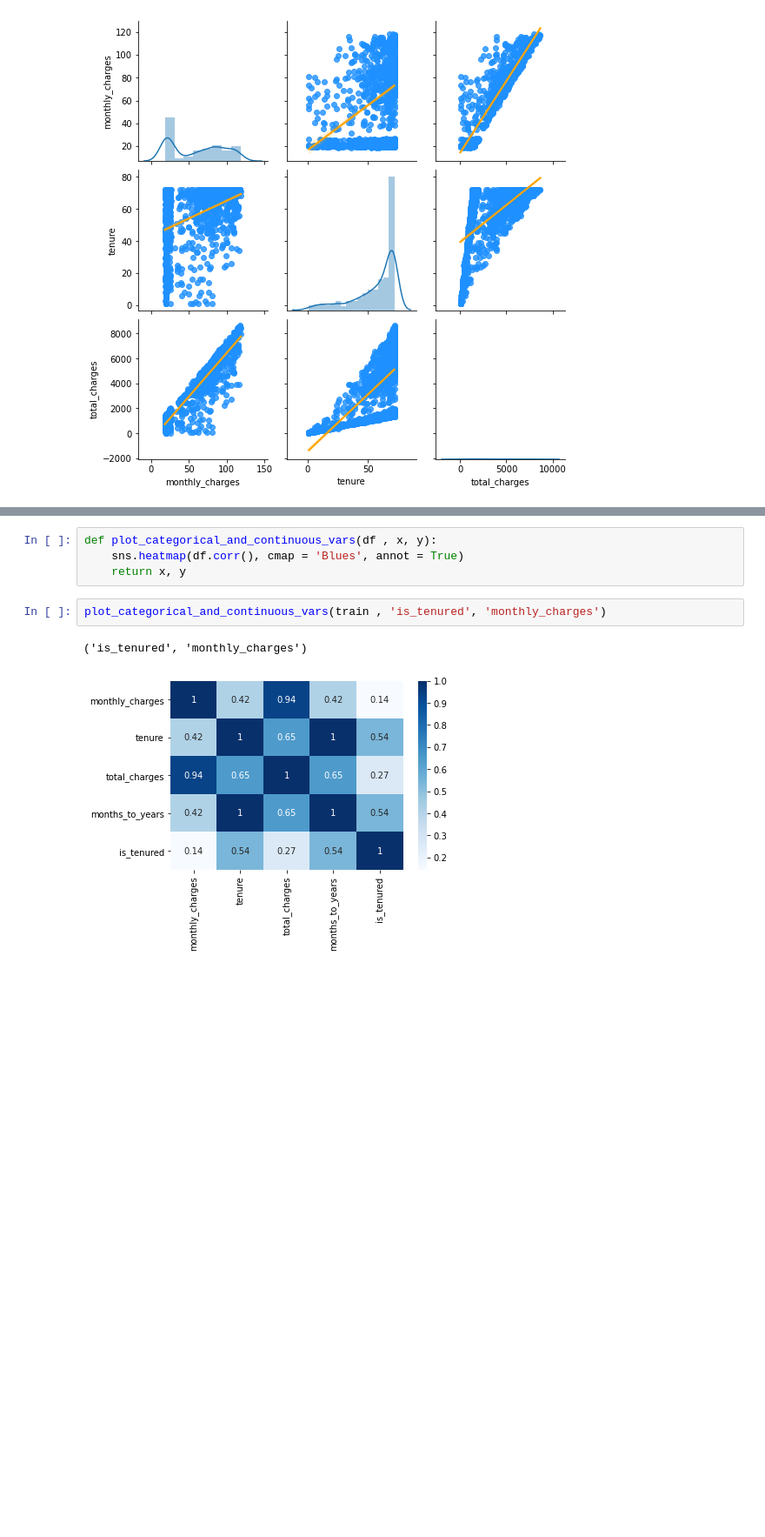
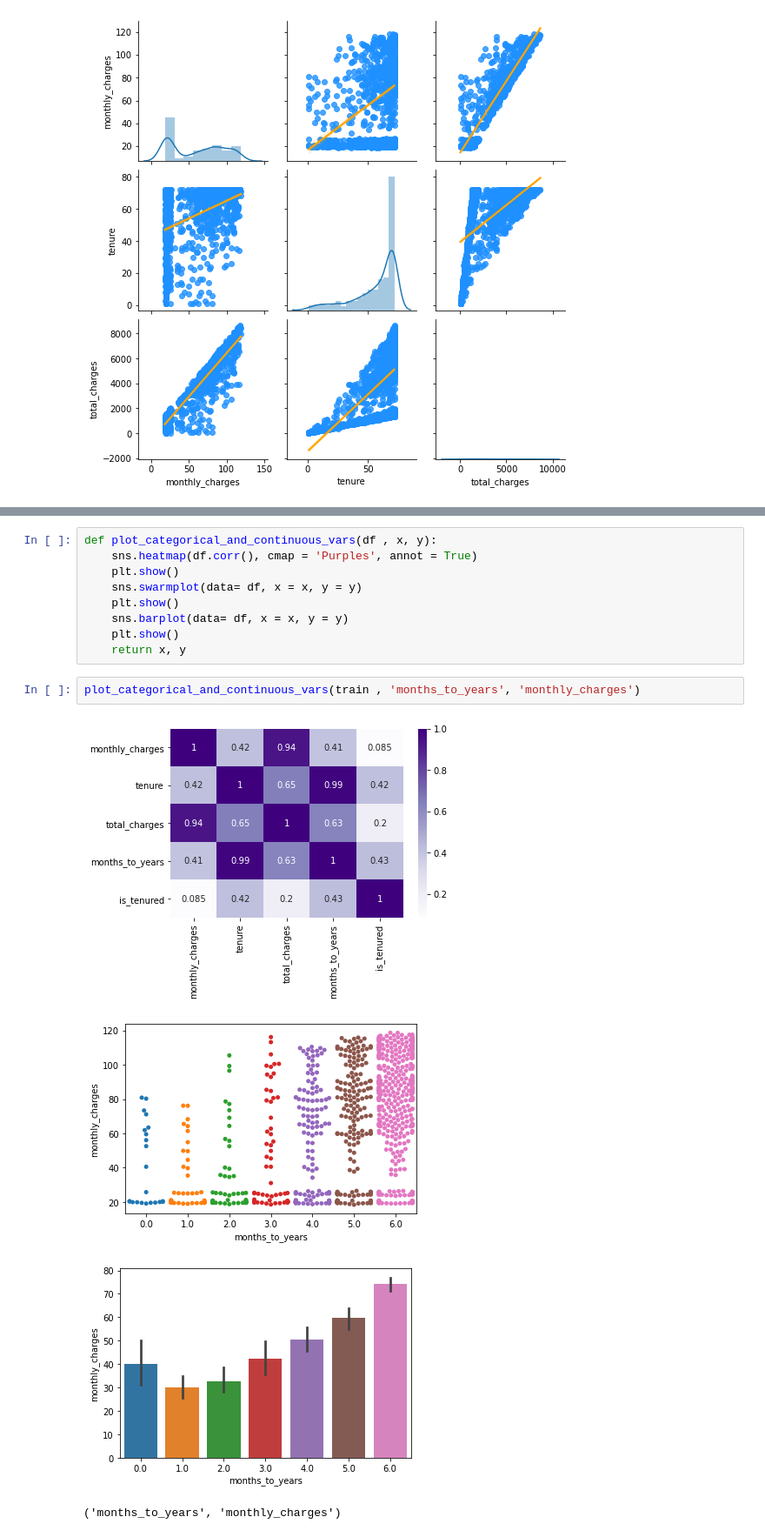
Before and after one commit to AAranda10/regression-exercises, a Jupyter notebook: explore_telco.ipynb, the cells around one changed output, grey strips where cells are left out. Shown at 87% size. Cells and saved outputs as stored; diff of their text form; blank space fills up the shorter version.

```diff
--- a/explore_telco.ipynb
+++ b/explore_telco.ipynb
@@ -36,10 +36,17 @@ train.head()
 | 689 | 4139-DETXS | 64.45 | 72 | 4528.00 | 6.0 | True | greater_than_4k |
 # %%
 def plot_categorical_and_continuous_vars(df , x, y):
-    sns.heatmap(df.corr(), cmap = 'Blues', annot = True)
+    sns.heatmap(df.corr(), cmap = 'Purples', annot = True)
+    plt.show()
+    sns.swarmplot(data= df, x = x, y = y)
+    plt.show()
+    sns.barplot(data= df, x = x, y = y)
+    plt.show()
     return x, y
 # %%
-plot_categorical_and_continuous_vars(train , 'is_tenured', 'monthly_charges')
+plot_categorical_and_continuous_vars(train , 'months_to_years', 'monthly_charges')
 # %% [output]
+[figure, new version]
+[figure, added]
+[figure, added]
-('is_tenured', 'monthly_charges')
+('months_to_years', 'monthly_charges')
-[figure, old version]
```
Also changed, not shown: parts of 2 cells of this notebook.
